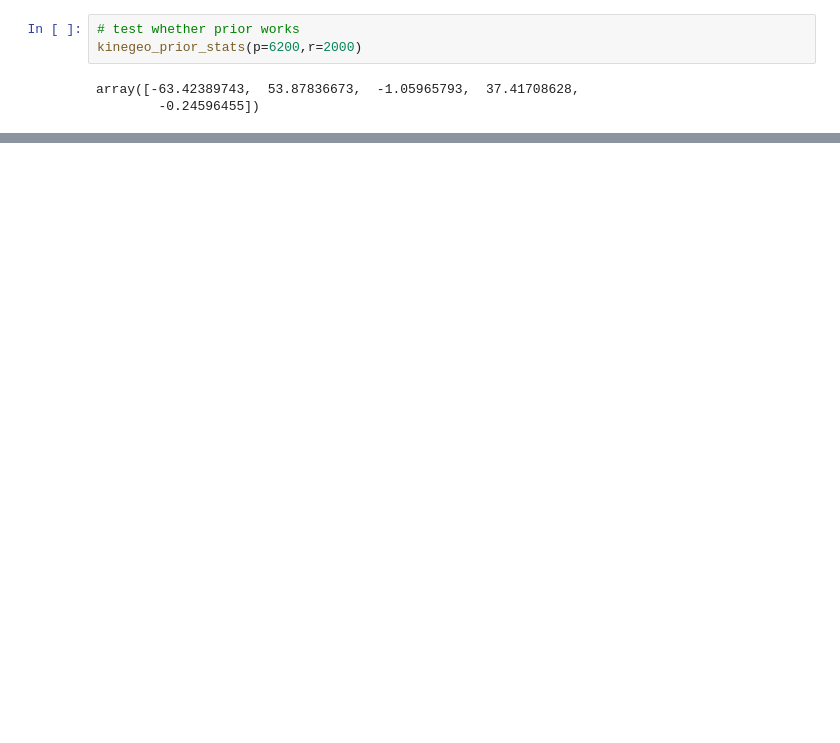
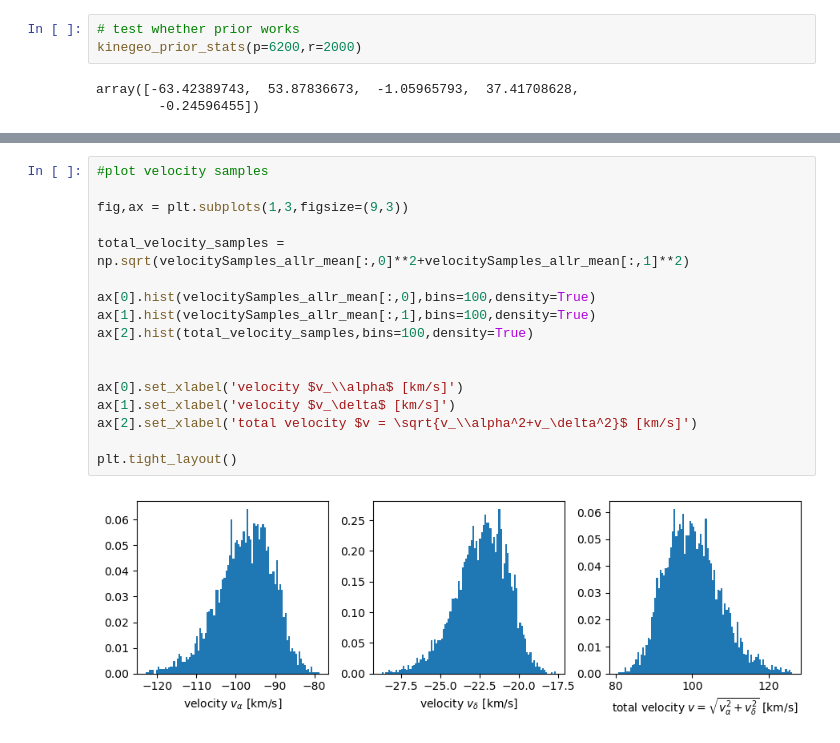
Before and after one commit to ElisaHaas25/Kinegeometric-Distance-Estimation, a Jupyter notebook: Kinegeometric_test.ipynb, the cells around one changed output, grey strips where cells are left out. Saved outputs shown, nothing was run; the diff lists cells and outputs as text; blank space fills up the shorter version.

```diff
--- a/Kinegeometric_test.ipynb
+++ b/Kinegeometric_test.ipynb
@@ -259,0 +362,19 @@ Sigma_rv_dec [kpc km/s]:  0.7495809916426416
+# %%
+#plot velocity samples
+
+fig,ax = plt.subplots(1,3,figsize=(9,3))
+
+total_velocity_samples = np.sqrt(velocitySamples_allr_mean[:,0]**2+velocitySamples_allr_mean[:,1]**2)
+
+ax[0].hist(velocitySamples_allr_mean[:,0],bins=100,density=True)
+ax[1].hist(velocitySamples_allr_mean[:,1],bins=100,density=True)
+ax[2].hist(total_velocity_samples,bins=100,density=True)
+
+
+ax[0].set_xlabel('velocity $v_\\alpha$ [km/s]')
+ax[1].set_xlabel('velocity $v_\delta$ [km/s]')
+ax[2].set_xlabel('total velocity $v = \sqrt{v_\\alpha^2+v_\delta^2}$ [km/s]')
+
+plt.tight_layout()
+# %% [output]
+[figure, added]
```
Also changed, not shown: parts of 4 cells of this notebook, 2 other files.
